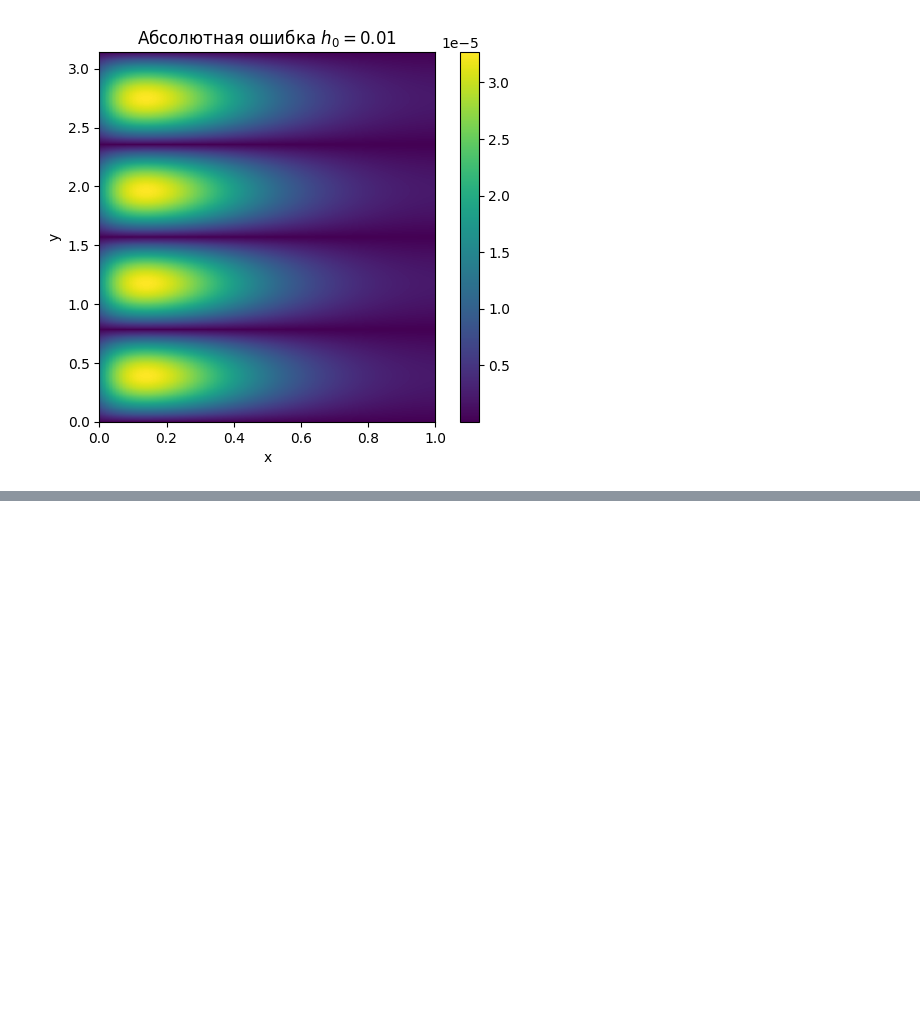
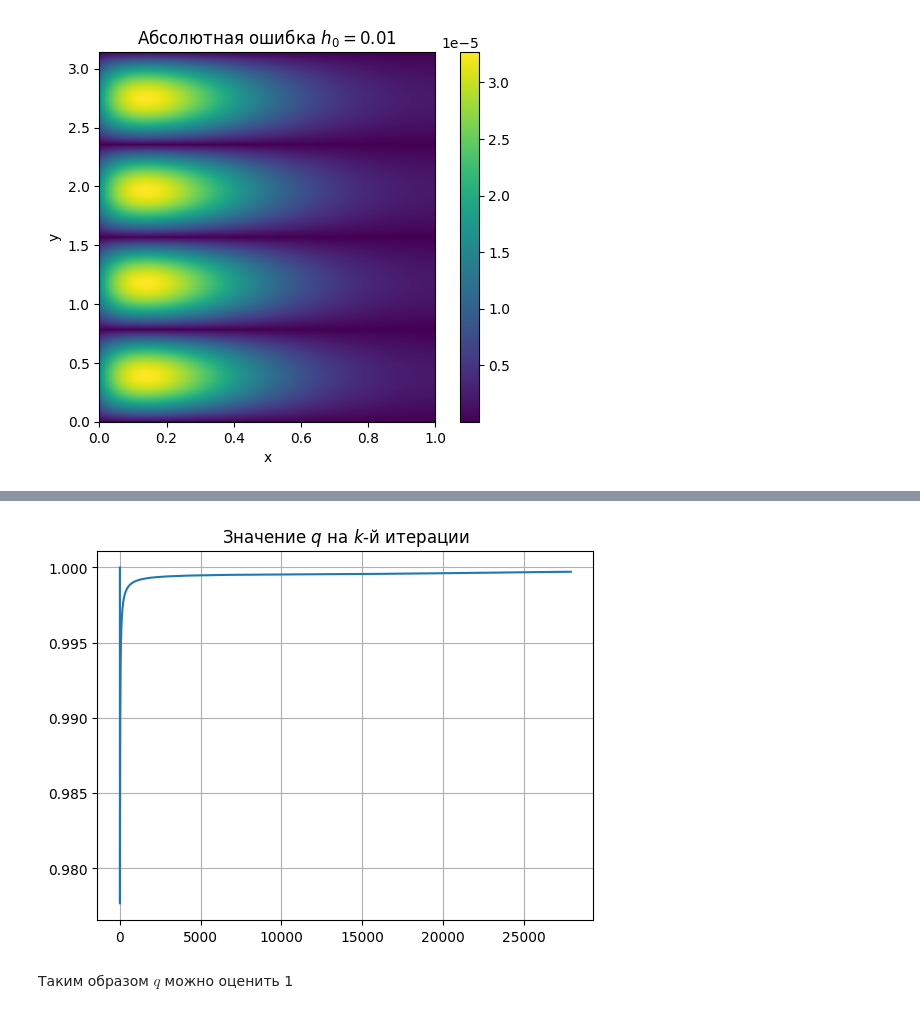
Before and after one commit to Xopppek/num_methods_sem7, a Jupyter notebook: lab2/lab2.ipynb, the cells around one changed output, grey strips where cells are left out. Cells and saved outputs as stored; diff of their text form; code cells hidden in the pictures; blank space fills up the shorter version.

```diff
--- a/lab2/lab2.ipynb
+++ b/lab2/lab2.ipynb
@@ -122,0 +190,24 @@ plt.show()
+# %%
+u = np.zeros_like(X) # начальное приближение
+epsilon = 1e-6
+r = OpL(u, h_x, h_y) - RHS(X, Y, h_x, h_y)
+iter_num = 1
+qs = [np.power(np.sqrt((OpL(u - analitical(X, Y), h_x, h_y) * (u - analitical(X, Y))).sum() \
+                       / (OpL(analitical(X, Y), h_x, h_y) * analitical(X, Y)).sum()), 1 / iter_num)]
+
+while np.abs((r**2).sum() > epsilon):
+    u += (OpL(r, h_x, h_y) * r).sum() / (OpL(r, h_x, h_y) ** 2).sum() * (RHS(X, Y, h_x, h_y) - OpL(u, h_x, h_y))
+    u -= u.mean() # нормировка
+    r = OpL(u, h_x, h_y) - RHS(X, Y, h_x, h_y)
+    iter_num += 1
+    qs.append(np.power(np.sqrt((OpL(u - analitical(X, Y), h_x, h_y) * (u - analitical(X, Y))).sum() \
+                       / (OpL(analitical(X, Y), h_x, h_y) * analitical(X, Y)).sum()), 1 / iter_num))
+# %%
+plt.plot(range(1, iter_num + 1), qs)
+plt.grid(True)
+plt.title("Значение $q$ на $k$-й итерации")
+plt.show()
+# %% [output]
+[figure, added]
+# %% [markdown]
+Таким образом $q$ можно оценить 1
```
Also changed, not shown: parts of 10 cells of this notebook.
